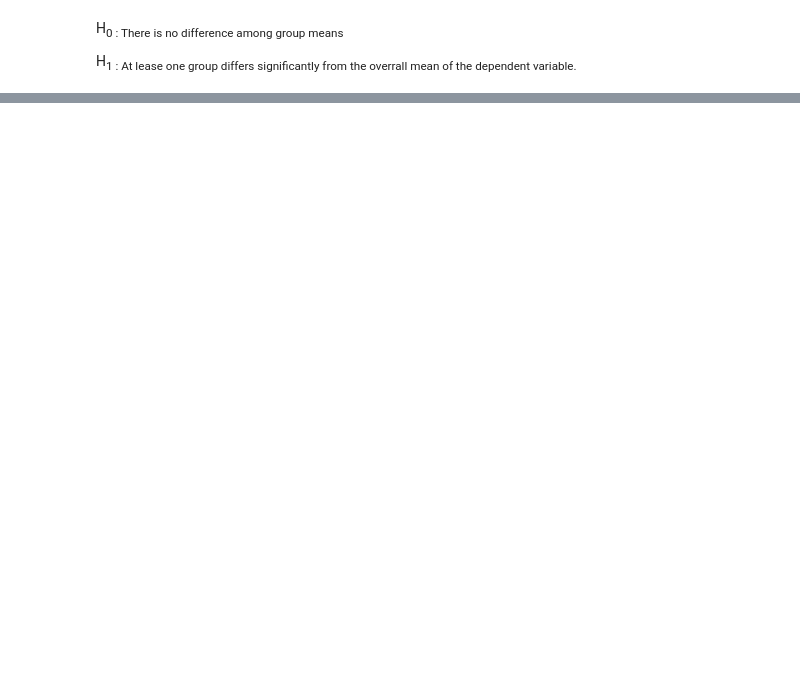
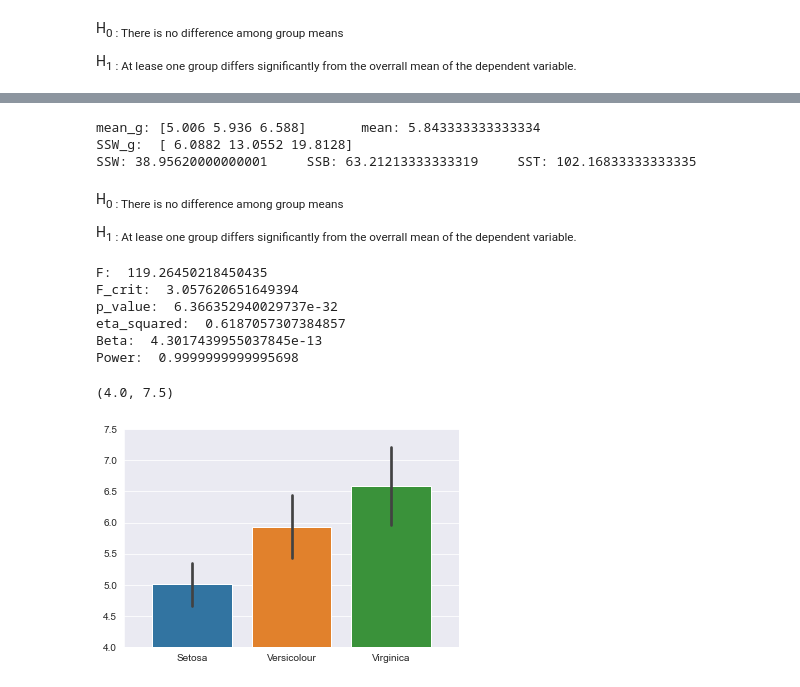
Before and after one commit to linhung0319/hypothesis_test, a Jupyter notebook: ANOVA/ANOVA.ipynb, the cells around one changed output, grey strips where cells are left out. Saved outputs shown, nothing was run; the diff lists cells and outputs as text; code cells hidden in the pictures; blank space fills up the shorter version.

```diff
--- a/ANOVA/ANOVA.ipynb
+++ b/ANOVA/ANOVA.ipynb
@@ -173,0 +183,80 @@ The effect size calculated by eta-squared is 0.04 which is medium.
+# %%
+from sklearn.datasets import load_iris
+
+def label_to_name(x):
+    if x == 0:
+        return "Setosa"
+    elif x == 1:
+        return "Versicolour"
+    else:
+        return "Virginica"
+myfunc_vec = np.vectorize(label_to_name)
+
+iris = load_iris()
+data_x = iris.data[:, 0]
+data_y = myfunc_vec(iris.target)
+x = data_x.reshape(3, 50).transpose()
+
+alpha = 0.05
+n_g = [50, 50, 50]
+n = 150
+mean_g = np.mean(x, axis=0)
+mean = np.mean(x)
+print("mean_g: {}       mean: {}".format(mean_g, mean))
+
+SSW_g = np.sum(np.square(x - mean_g), axis=0)
+print("SSW_g: ", SSW_g)
+SSW = np.sum(SSW_g)
+SSB = np.sum(n_g * np.square(mean_g - mean))
+SST = np.sum(np.square(x - mean))
+print("SSW: {}     SSB: {}     SST: {}".format(SSW, SSB, SST))
+
+k = 3
+df_SSB = k - 1
+df_SSW = n - k
+df_SST = n - 1
+# %% [output]
+mean_g: [5.006 5.936 6.588]       mean: 5.843333333333334
+SSW_g:  [ 6.0882 13.0552 19.8128]
+SSW: 38.95620000000001     SSB: 63.21213333333319     SST: 102.16833333333335
+# %% [markdown]
+H<sub>0 : There is no difference among group means
+
+H<sub>1 : At lease one group differs significantly from the overrall mean of the dependent variable.
+# %%
+MSB = SSB / df_SSB
+MSW = SSW / df_SSW
+f = MSB / MSW
+print("F: ", f)
+
+# dfn: numerator, dfd: denominator
+f_crit = f_test.ppf(1 - alpha, dfn=df_SSB, dfd=df_SSW)
+print("F_crit: ", f_crit)
+
+p_value = f_test.pdf(f, dfn=df_SSB, dfd=df_SSW)
+print("p_value: ", p_value)
+
+eta_squared = SSB / SST
+print("eta_squared: ", eta_squared)
+
+sample_var = SST / df_SST
+nc = SSB / sample_var
+beta = ncf.cdf(f_crit, dfn=df_SSB, dfd=df_SSW, nc=nc)
+print("Beta: ", beta)
+print("Power: ", 1 - beta)
+# %% [output]
+F:  119.26450218450435
+F_crit:  3.057620651649394
+p_value:  6.366352940029737e-32
+eta_squared:  0.6187057307384857
+Beta:  4.3017439955037845e-13
+Power:  0.9999999999995698
+# %%
+plt.figure(1)
+plot = sns.barplot(data=x, ci='sd')
+plot.set_xticklabels(["Setosa", "Versicolour", "Virginica"])
+plot.margins(0.1)
+plot.set_ylim(4, 7.5)
+# %% [output]
+(4.0, 7.5)
+[figure, added]
```
Also changed, not shown: parts of 9 cells of this notebook.
